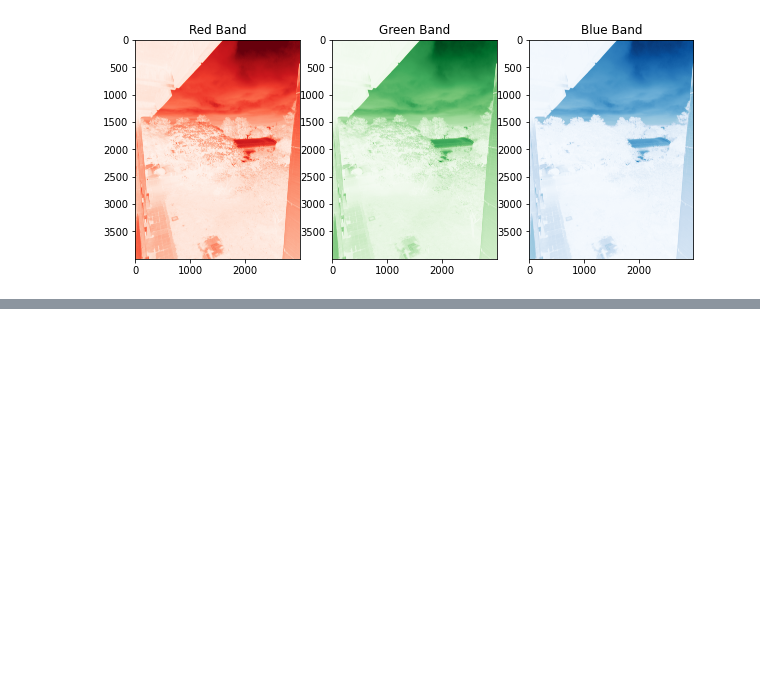
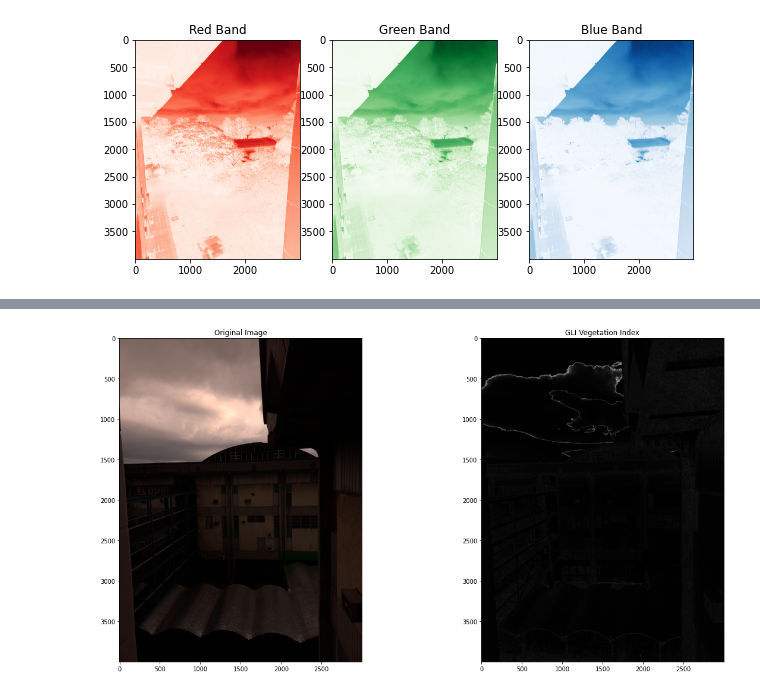
Before and after one commit to FaustoJuarez/Data-Science-Journey, a Jupyter notebook: RGBtoSeparatedBands.ipynb, the cells around one changed output, grey strips where cells are left out. Cells and saved outputs as stored; diff of their text form; code cells hidden in the pictures; blank space fills up the shorter version.

```diff
--- a/RGBtoSeparatedBands.ipynb
+++ b/RGBtoSeparatedBands.ipynb
@@ -86,0 +71,3 @@ DisabledFunctionError: ignored
+# %%
+with rawpy.imread('/content/quintaagro16-2-23.dng') as raw:
+    rgb = raw.postprocess()
@@ -86,0 +80,18 @@ DisabledFunctionError: ignored
+# %%
+with rawpy.imread('/content/quintaagro16-2-23.dng') as raw:
+    rgb = raw.postprocess()
+r, g, b = cv2.split(rgb)
+
+# Calculate the GLI index
+denominator = (2 * g + r + b + 0.01)
+gli = np.zeros_like(g)
+valid_mask = denominator > 0
+gli[valid_mask] = (2 * g[valid_mask] - r[valid_mask] - b[valid_mask]) / denominator[valid_mask]
+
+# Print some debugging information
+print("r:", r)
+print("g:", g)
+print("b:", b)
+print("denominator:", denominator)
+print("gli:", gli)
+print("gli_normalized:", gli_normalized)
@@ -86,0 +116,9 @@ DisabledFunctionError: ignored
+# %%
+fig, ax = plt.subplots(1, 2, figsize=(20, 10))
+ax[0].imshow(rgb)
+ax[0].set_title('Original Image')
+ax[1].imshow(gli, cmap='gray')
+ax[1].set_title('GLI Vegetation Index')
+plt.show()
+# %% [output]
+[figure, added]
```
Also changed, not shown: parts of 16 cells of this notebook.
